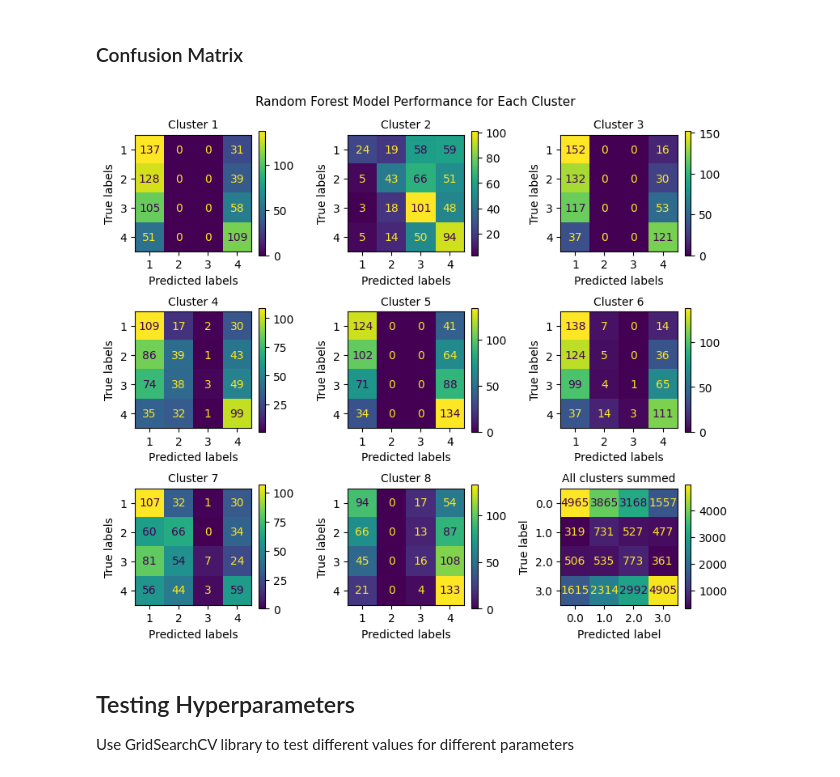
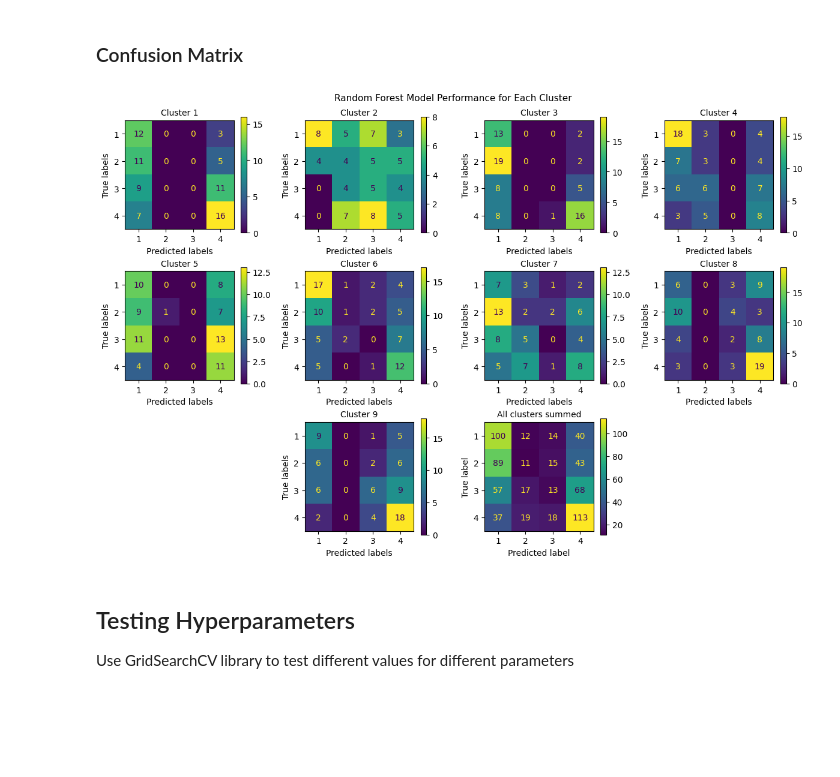
Before and after one commit to hwalters361/ML_rain_prediction, a Jupyter notebook: Introduction.ipynb, the cells around one changed output. Cells and saved outputs as stored; diff of their text form; code cells hidden in the pictures; blank space fills up the shorter version.

Commit message:
update confusion matrix

```diff
--- a/Introduction.ipynb
+++ b/Introduction.ipynb
@@ -572,32 +575,50 @@ plt.show()
 # %%
 from sklearn.metrics import ConfusionMatrixDisplay
 
-def plot_confusion_matrices(predictions, correct_labels, title=""):
+def plot_confusion_matrices(predictions, correct_labels, title="", num_clusters=9):
     """ Plot the confusion matrices for a model for each cluster
     Args:
-        predictions (list): A list of 8 lists, where the ith list corresponds to the model predictions for cluster i+1.
-        correct_labels (list): A list of 8 lists, where the ith list corresponds to the actual labels for cluster i+1
+        predictions (list): A list of 9 lists, where the ith list corresponds to the model predictions for cluster i+1.
+        correct_labels (list): A list of 9 lists, where the ith list corresponds to the actual labels for cluster i+1
         title (str) (optioanl): A title for the figure
+        num_clusters (int): The number of clusters to plot
     """
-    fig, axes = plt.subplots(nrows=3, ncols=3, figsize=(8,7))
-    spec = fig.add_gridspec(2, 4)
+    if len(predictions) < num_clusters or len(correct_labels) < num_clusters:
+        raise ValueError(f"Length of predictions / labels is less than number of clusters")
+    if len(predictions) != len(correct_labels):
+        print(f"Prediction and label length mismatch. prediction length: {len(predictions)} label length: {len(correct_labels)}. Plotting only the first 9 arrays from each list")
+        predictions = predictions[:9]
+        correct_labels = correct_labels[:9]
+    if len(predictions) != num_clusters or len(correct_labels) != num_clusters:
+        print(f"Mismatch between number of clusters and predictions/labels. prediction length: {len(predictions)} label length: {len(correct_labels)} does not equal {num_clusters}. Plotting only the first 9 arrays from each list")
+        predictions = predictions[:9]
+        correct_labels = correct_labels[:9]
+
+    fig, axes = plt.subplots(nrows=3, ncols=4, figsize=(12,8))
+    spec = fig.add_gridspec(5, 5)
     flattened_axes = axes.flatten()
-    for i in range(8):
-        a = flattened_axes[i]
+    for i in range(9):
+        if i == 8:
+            flattened_axes[8].set_visible(False)
+            flattened_axes[11].set_visible(False)
+            a = flattened_axes[9]
+        else:
+            a = flattened_axes[i]
         ConfusionMatrixDisplay.from_predictions([int(x + 1) for x in correct_labels[i]], [int(x + 1) for x in predictions[i]], ax=a)
         a.set_title(label=f'Cluster {i+1}', fontdict={'fontsize':10})
         a.set_xlabel(xlabel='Predicted labels',fontdict={'fontsize':10})
         a.set_ylabel(ylabel='True labels',fontdict={'fontsize':10})
         i += 1
-    ConfusionMatrixDisplay.from_predictions(np.array(predictions).flatten(),np.array(correct_labels).flatten(), ax=flattened_axes[8])
-    flattened_axes[8].set_title(label="All clusters summed", fontdict={'fontsize':10})
+    ConfusionMatrixDisplay.from_predictions([int(x[i] + 1) for x in correct_labels for i in range(len(x))], [int(x[i]+1) for x in predictions for i in range(len(x))], ax=flattened_axes[10])
+    flattened_axes[10].set_title(label="All clusters summed", fontdict={'fontsize':10})
     fig.suptitle(title, fontsize=11)
     plt.tight_layout()
     plt.show()
 
-plot_confusion_matrices(conf_preds, conf_labels, "Random Forest Model Performance for Each Cluster")
+
+plot_confusion_matrices(conf_preds[:9], conf_labels[:9], "Random Forest Model Performance for Each Cluster")
 # %% [output]
-[figure, old version]
+[figure, new version]
 # %% [markdown]
 ## Testing Hyperparameters
 
```
Also changed, not shown: parts of 7 cells of this notebook.
